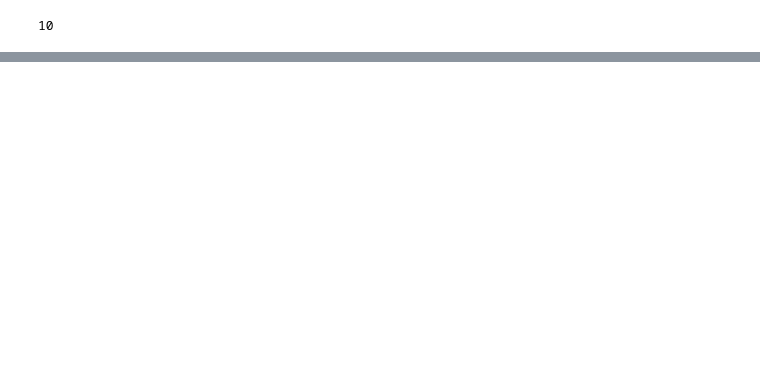
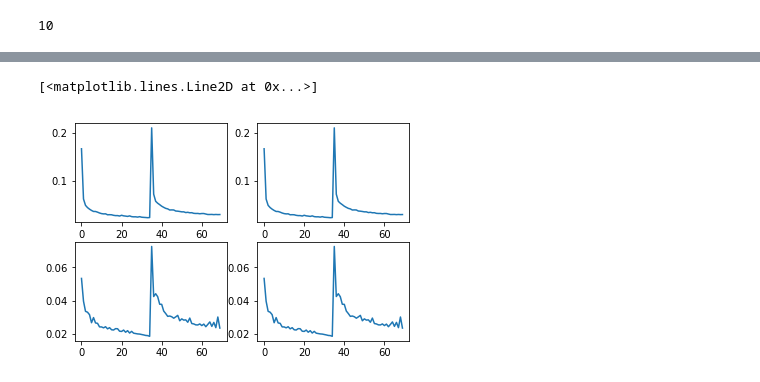
Before and after one commit to cudajay/ANNA-MOLLY, a Jupyter notebook: scartch.ipynb, the cells around one changed output, grey strips where cells are left out. Drawn from its saved outputs; the diff is of its cells as text; code cells hidden in the pictures; blank space fills up the shorter version.

```diff
--- a/scartch.ipynb
+++ b/scartch.ipynb
@@ -129,10 +154,10 @@ cbs = [History(), EarlyStopping(monitor='val_loss',
                                 min_delta=cfg.min_delta,
                                 verbose=0)]
 # %%
-model_enc_dec_cnn.compile(loss=cfg.loss_metric,
+model.compile(loss=cfg.loss_metric,
                    optimizer=cfg.optimizer)
 
-hist = model_enc_dec_cnn.fit(X_train,
+hist4 = model.fit(X_train,
                y_train,
                batch_size=cfg.lstm_batch_size,
                epochs=cfg.epochs,
@@ -159,0 +185,10 @@ Epoch 25/35
+# %%
+from matplotlib import pyplot as plt
+fig, ax = plt.subplots(2,2)
+ax[0, 0].plot(hist.history['loss'])
+ax[0, 1].plot(hist2.history['loss'])
+ax[1, 0].plot(hist.history['val_loss'])
+ax[1, 1].plot(hist2.history['val_loss'])
+# %% [output]
+[<matplotlib.lines.Line2D at 0x...>]
+[figure, added]
```
Also changed, not shown: parts of 9 cells of this notebook, 7 other files.
